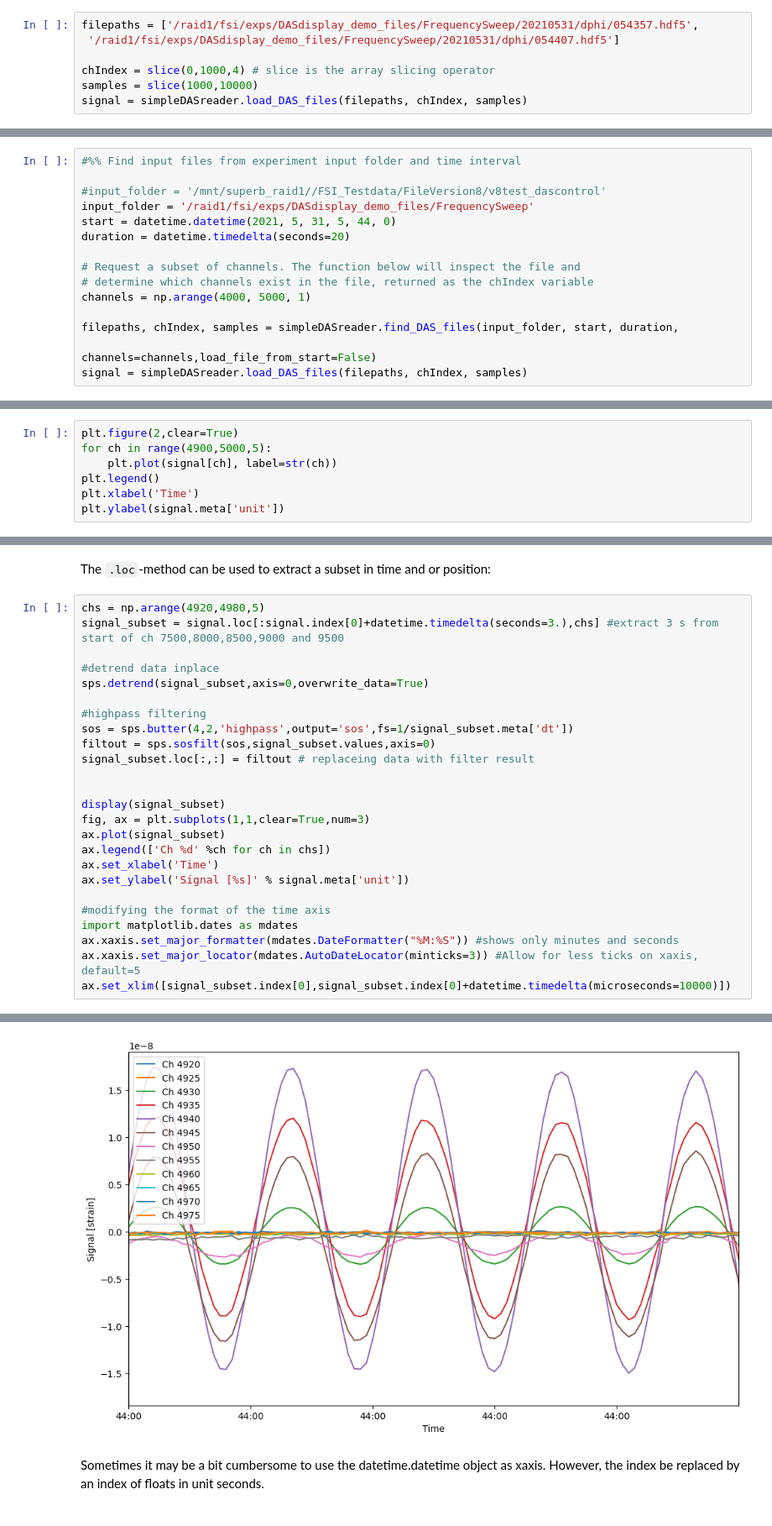
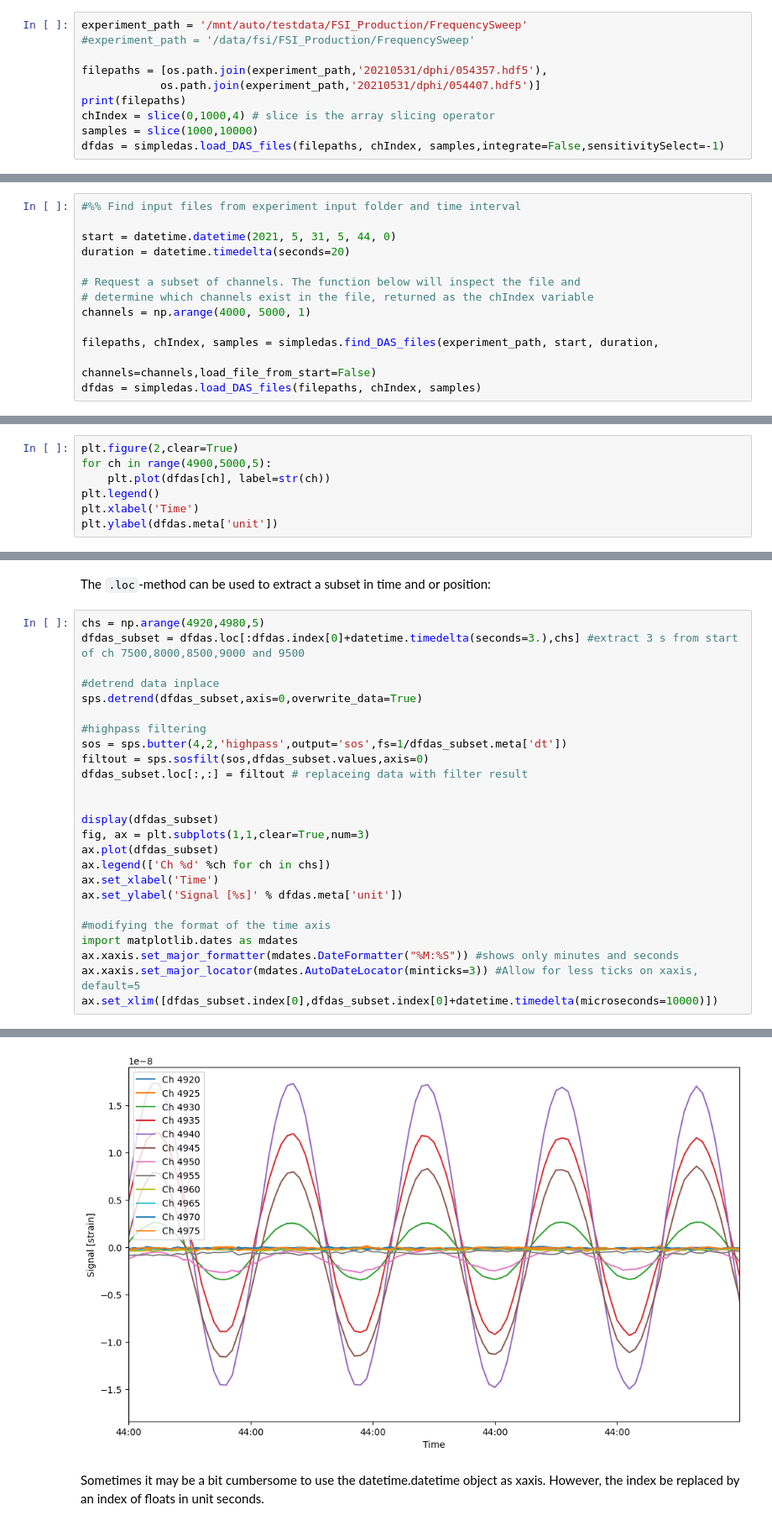
Before and after one commit to ASN-Norway/simpleDAS, a Jupyter notebook: doc/simpleDAS description.ipynb, the cells around one changed output, grey strips where cells are left out. Shown at 84% size. Saved outputs shown, nothing was run; the diff lists cells and outputs as text.

```diff
--- a/doc/simpleDAS description.ipynb
+++ b/doc/simpleDAS description.ipynb
@@ -73,10 +73,13 @@ The function returns a dataframe of type DASDataFrame, which is a pandas datafra
 
 Example usage:
 # %%
-filepaths = ['/raid1/fsi/exps/DASdisplay_demo_files/FrequencySweep/20210531/dphi/054357.hdf5',
- '/raid1/fsi/exps/DASdisplay_demo_files/FrequencySweep/20210531/dphi/054407.hdf5']
+experiment_path = '/mnt/auto/testdata/FSI_Production/FrequencySweep'
+#experiment_path = '/data/fsi/FSI_Production/FrequencySweep'
 
+filepaths = [os.path.join(experiment_path,'20210531/dphi/054357.hdf5'),
+            os.path.join(experiment_path,'20210531/dphi/054407.hdf5')]
+print(filepaths)
 chIndex = slice(0,1000,4) # slice is the array slicing operator
 samples = slice(1000,10000)
-signal = simpleDASreader.load_DAS_files(filepaths, chIndex, samples)
+dfdas = simpledas.load_DAS_files(filepaths, chIndex, samples,integrate=False,sensitivitySelect=-1)
 # %% [output]
@@ -141,8 +206,6 @@ Example usage:
 # %%
 #%% Find input files from experiment input folder and time interval
 
-#input_folder = '/mnt/superb_raid1//FSI_Testdata/FileVersion8/v8test_dascontrol'
-input_folder = '/raid1/fsi/exps/DASdisplay_demo_files/FrequencySweep'
 start = datetime.datetime(2021, 5, 31, 5, 44, 0)
 duration = datetime.timedelta(seconds=20)
 
@@ -150,9 +213,9 @@ duration = datetime.timedelta(seconds=20)
 # determine which channels exist in the file, returned as the chIndex variable
 channels = np.arange(4000, 5000, 1)
 
-filepaths, chIndex, samples = simpleDASreader.find_DAS_files(input_folder, start, duration,
+filepaths, chIndex, samples = simpledas.find_DAS_files(experiment_path, start, duration,
                                                               channels=channels,load_file_from_start=False)
-signal = simpleDASreader.load_DAS_files(filepaths, chIndex, samples)
+dfdas = simpledas.load_DAS_files(filepaths, chIndex, samples)
 # %% [output]
 -- Header info file: 054357.hdf5 --
         Experiment:            Demo
@@ -197,9 +259,9 @@ Plotting a line plots for some channels:
 # %%
 plt.figure(2,clear=True)
 for ch in range(4900,5000,5):
-    plt.plot(signal[ch], label=str(ch))
+    plt.plot(dfdas[ch], label=str(ch))
 plt.legend()
 plt.xlabel('Time')
-plt.ylabel(signal.meta['unit'])
+plt.ylabel(dfdas.meta['unit'])
 # %% [output]
 Text(0, 0.5, 'strain')
@@ -208,28 +270,28 @@ Text(0, 0.5, 'strain')
 The `.loc`-method can be used to extract a subset in time and or position:
 # %%
 chs = np.arange(4920,4980,5)
-signal_subset = signal.loc[:signal.index[0]+datetime.timedelta(seconds=3.),chs] #extract 3 s from start of ch 7500,8000,8500,9000 and 9500
+dfdas_subset = dfdas.loc[:dfdas.index[0]+datetime.timedelta(seconds=3.),chs] #extract 3 s from start of ch 7500,8000,8500,9000 and 9500
 
 #detrend data inplace
-sps.detrend(signal_subset,axis=0,overwrite_data=True)
+sps.detrend(dfdas_subset,axis=0,overwrite_data=True)
 
 #highpass filtering
-sos = sps.butter(4,2,'highpass',output='sos',fs=1/signal_subset.meta['dt'])
-filtout = sps.sosfilt(sos,signal_subset.values,axis=0)
-signal_subset.loc[:,:] = filtout # replaceing data with filter result
+sos = sps.butter(4,2,'highpass',output='sos',fs=1/dfdas_subset.meta['dt'])
+filtout = sps.sosfilt(sos,dfdas_subset.values,axis=0)
+dfdas_subset.loc[:,:] = filtout # replaceing data with filter result
 
 
-display(signal_subset)
+display(dfdas_subset)
 fig, ax = plt.subplots(1,1,clear=True,num=3)
-ax.plot(signal_subset)
+ax.plot(dfdas_subset)
 ax.legend(['Ch %d' %ch for ch in chs])
 ax.set_xlabel('Time')
-ax.set_ylabel('Signal [%s]' % signal.meta['unit'])
+ax.set_ylabel('Signal [%s]' % dfdas.meta['unit'])
 
 #modifying the format of the time axis
 import matplotlib.dates as mdates
 ax.xaxis.set_major_formatter(mdates.DateFormatter("%M:%S")) #shows only minutes and seconds
 ax.xaxis.set_major_locator(mdates.AutoDateLocator(minticks=3)) #Allow for less ticks on xaxis, default=5
-ax.set_xlim([signal_subset.index[0],signal_subset.index[0]+datetime.timedelta(microseconds=10000)])
+ax.set_xlim([dfdas_subset.index[0],dfdas_subset.index[0]+datetime.timedelta(microseconds=10000)])
 # %% [output]
 |  | 4920 | 4925 | 4930 | 4935 | ... | 4960 | 4965 | 4970 | 4975 |
@@ -245,6 +307,6 @@ ax.set_xlim([signal_subset.index[0],signal_subset.index[0]+datetime.timedelta(mi
 30001 rows × 12 columns
 (18778.23888888889, 18778.238889004628)
-[figure, old version]
+[figure, new version]
 # %% [markdown]
 Sometimes it may be a bit cumbersome to use the datetime.datetime object as xaxis. However, the index be replaced by an index of floats in unit seconds.
 # %%
```
Also changed, not shown: parts of 30 cells of this notebook, 11 other files.
